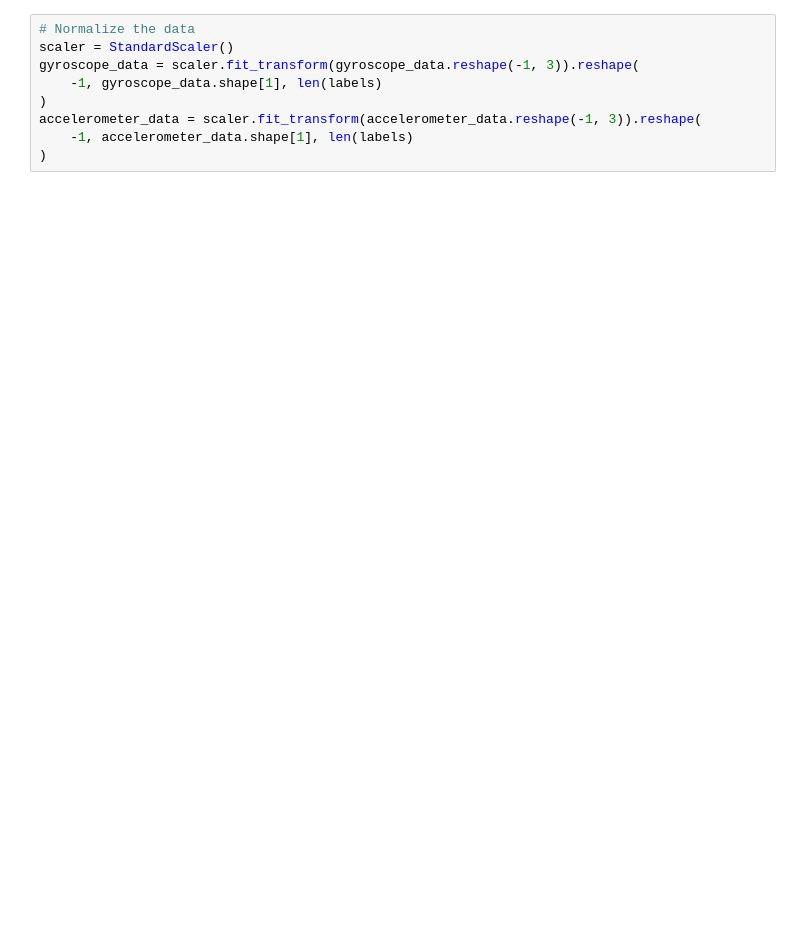
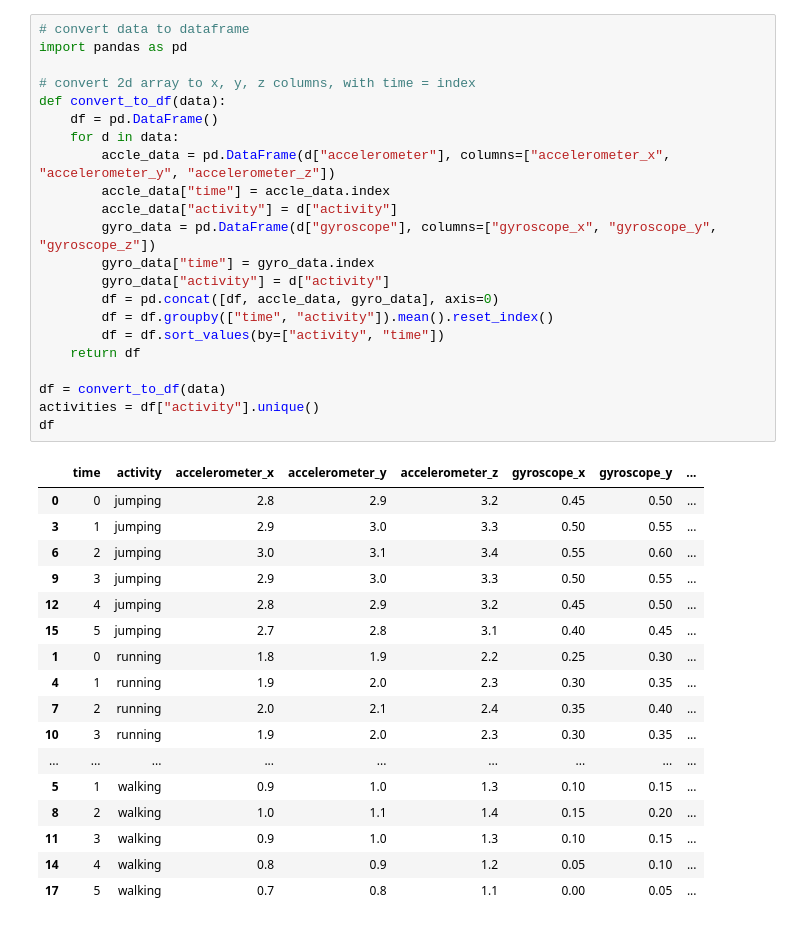
Before and after one commit to wahpiangle/ML-playground, a Jupyter notebook: test.ipynb, the cells around one changed output. Saved outputs shown, nothing was run; the diff lists cells and outputs as text; blank space fills up the shorter version.

Commit message:
dataframe approach

```diff
--- a/test.ipynb
+++ b/test.ipynb
@@ -95,9 +66,40 @@ accelerometer_data shape (3, 6, 3)
-# %%
-# Normalize the data
-scaler = StandardScaler()
-gyroscope_data = scaler.fit_transform(gyroscope_data.reshape(-1, 3)).reshape(
-    -1, gyroscope_data.shape[1], len(labels)
-)
-accelerometer_data = scaler.fit_transform(accelerometer_data.reshape(-1, 3)).reshape(
-    -1, accelerometer_data.shape[1], len(labels)
-)
+# %%
+# convert data to dataframe
+import pandas as pd
+
+# convert 2d array to x, y, z columns, with time = index
+def convert_to_df(data):
+    df = pd.DataFrame()
+    for d in data:
+        accle_data = pd.DataFrame(d["accelerometer"], columns=["accelerometer_x", "accelerometer_y", "accelerometer_z"])
+        accle_data["time"] = accle_data.index
+        accle_data["activity"] = d["activity"]
+        gyro_data = pd.DataFrame(d["gyroscope"], columns=["gyroscope_x", "gyroscope_y", "gyroscope_z"])
+        gyro_data["time"] = gyro_data.index
+        gyro_data["activity"] = d["activity"]
+        df = pd.concat([df, accle_data, gyro_data], axis=0)
+        df = df.groupby(["time", "activity"]).mean().reset_index()
+        df = df.sort_values(by=["activity", "time"])
+    return df
+
+df = convert_to_df(data)
+activities = df["activity"].unique()
+df
+# %% [output]
+|  | time | activity | accelerometer_x | accelerometer_y | accelerometer_z | gyroscope_x | gyroscope_y | ... |
+| 0 | 0 | jumping | 2.8 | 2.9 | 3.2 | 0.45 | 0.50 | ... |
+| 3 | 1 | jumping | 2.9 | 3.0 | 3.3 | 0.50 | 0.55 | ... |
+| 6 | 2 | jumping | 3.0 | 3.1 | 3.4 | 0.55 | 0.60 | ... |
+| 9 | 3 | jumping | 2.9 | 3.0 | 3.3 | 0.50 | 0.55 | ... |
+| 12 | 4 | jumping | 2.8 | 2.9 | 3.2 | 0.45 | 0.50 | ... |
+| 15 | 5 | jumping | 2.7 | 2.8 | 3.1 | 0.40 | 0.45 | ... |
+| 1 | 0 | running | 1.8 | 1.9 | 2.2 | 0.25 | 0.30 | ... |
+| 4 | 1 | running | 1.9 | 2.0 | 2.3 | 0.30 | 0.35 | ... |
+| 7 | 2 | running | 2.0 | 2.1 | 2.4 | 0.35 | 0.40 | ... |
+| 10 | 3 | running | 1.9 | 2.0 | 2.3 | 0.30 | 0.35 | ... |
+| ... | ... | ... | ... | ... | ... | ... | ... | ... |
+| 5 | 1 | walking | 0.9 | 1.0 | 1.3 | 0.10 | 0.15 | ... |
+| 8 | 2 | walking | 1.0 | 1.1 | 1.4 | 0.15 | 0.20 | ... |
+| 11 | 3 | walking | 0.9 | 1.0 | 1.3 | 0.10 | 0.15 | ... |
+| 14 | 4 | walking | 0.8 | 0.9 | 1.2 | 0.05 | 0.10 | ... |
+| 17 | 5 | walking | 0.7 | 0.8 | 1.1 | 0.00 | 0.05 | ... |
```
Also changed, not shown: parts of 4 cells of this notebook.
